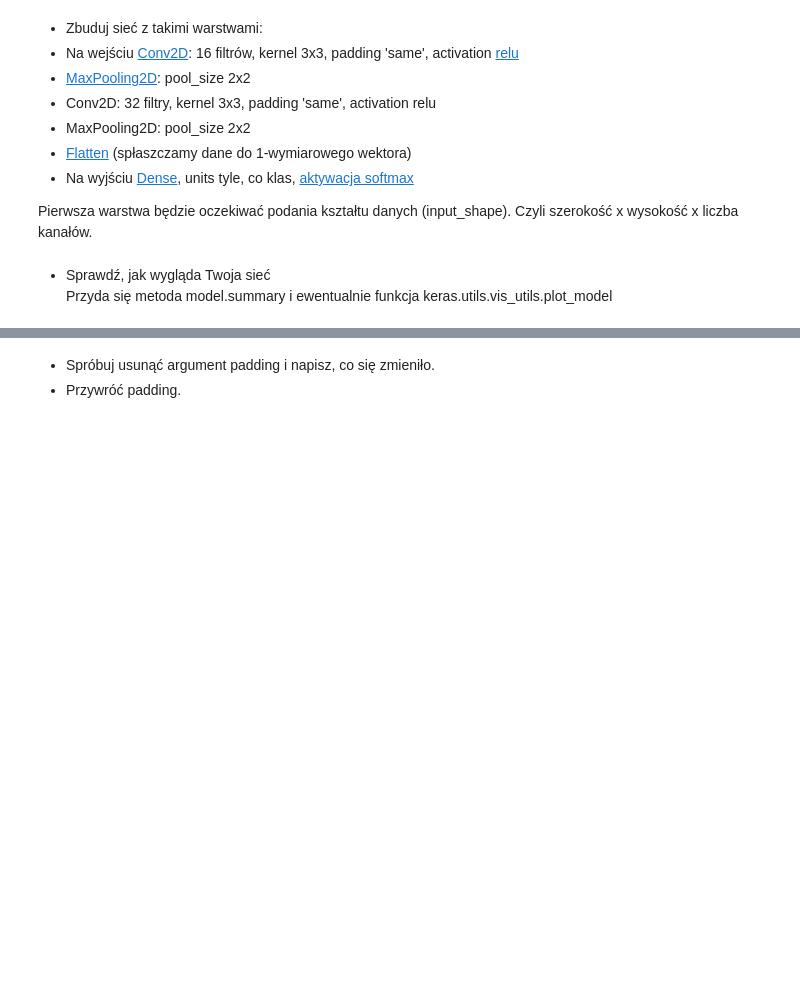
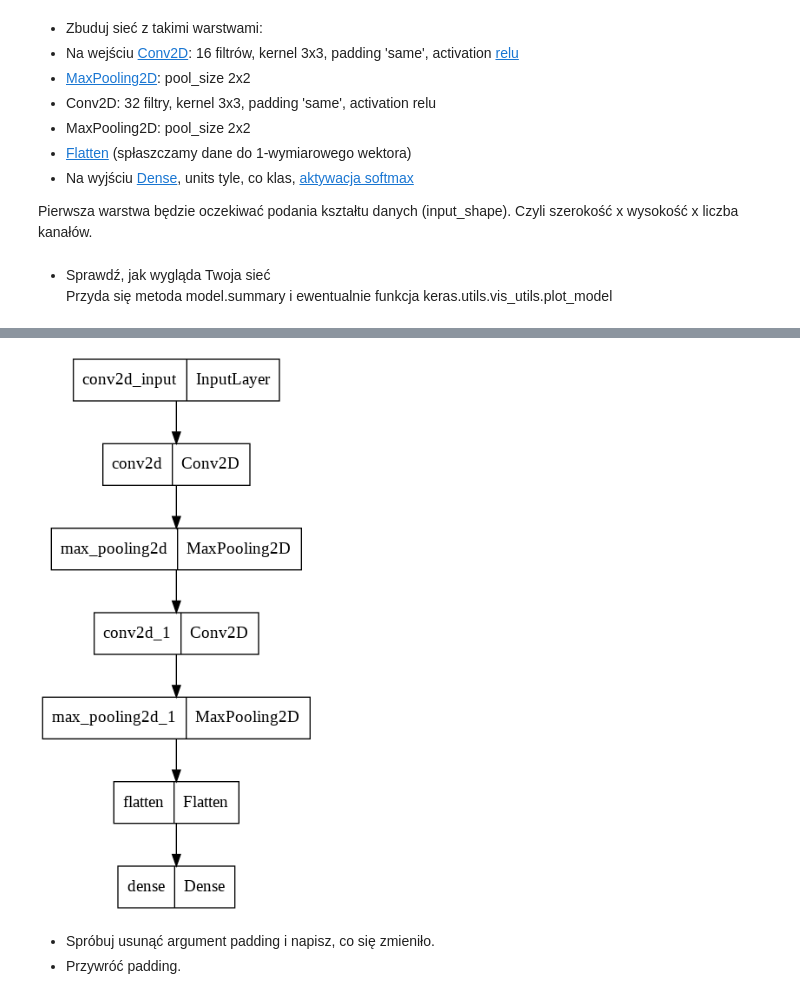
Before and after one commit to gapself/pjatk, a Jupyter notebook: WUM_obrazy.ipynb, the cells around one changed output, grey strips where cells are left out. Saved outputs shown, nothing was run; the diff lists cells and outputs as text; code cells hidden in the pictures; blank space fills up the shorter version.

```diff
--- a/WUM_obrazy.ipynb
+++ b/WUM_obrazy.ipynb
@@ -42,3 +94,6 @@ Przygotujmy nasze dane treningowe:
 * Zmień typ naszych pixeli na 'float32'
 
 *Może się przydać metoda astype.*
+# %%
+X_train = X_train.astype("float32") / 255
+X_test = X_test.astype("float32") / 255
@@ -64,3 +170,9 @@ Przekazujemy sieci instancje w postaci szerokość x wysokość x liczba_kanał
 * jeśli brakuje nam ostatniego wymiaru, dodajmy go
 
 *np.expand_dims(X_train, -1) powinien nam dodać brakujący wymiar na końcu; opcjonalnie można użyć kodu z ćwiczeń*
+# %%
+from keras import backend as K
+if K.image_data_format() == 'channels_last':
+    X_train = X_train.reshape(X_train.shape[0], 28, 28, 1)
+    X_test = X_test.reshape(X_test.shape[0], 28, 28, 1)
+    input_shape = (28, 28, 1)
@@ -83,6 +205,15 @@ from keras.layers.convolutional import Conv2D, MaxPooling2D
  * Na wyjściu [Dense](https://keras.io/api/layers/core_layers/dense/), units tyle, co klas, [aktywacja softmax](https://qph.fs.quoracdn.net/main-qimg-fda2f008df90ed5d7b6aff89b881e1ac)
 
 Pierwsza warstwa będzie oczekiwać podania kształtu danych (input_shape). Czyli szerokość x wysokość x liczba kanałów.
+# %%
+model = Sequential([
+  Conv2D(16, kernel_size=(3, 3), padding='same', activation='relu', input_shape=input_shape),
+  MaxPooling2D(pool_size=(2,2)), #zbieramy obszary 2x2 i konwertujemy je na pojedynczy px
+  Conv2D(32, kernel_size=(3,3), padding='same', activation='relu'),
+  MaxPooling2D(pool_size=(2,2)), #robiąc 2 razy MaxPooling = 2x pomniejszamy obrazek
+  Flatten(), # tutaj 2-wymiarowe, wielo kanalowe 'obrazki' staja sie wektorem (atrybutów) = zamiast px mamy dane tabelkowe
+  Dense(10, activation='softmax')
+])
 # %% [markdown]
 * Sprawdź, jak wygląda Twoja sieć
 Przyda się metoda model.summary i ewentualnie funkcja keras.utils.vis_utils.plot_model
@@ -89,3 +240,20 @@ Przyda się metoda model.summary i ewentualnie funkcja keras.utils.vis_utils.plo
+# %%
+import keras
+import tensorflow as tf
+tf.keras.utils.plot_model(
+    model,
+    to_file='model.png',
+    show_shapes=False,
+    show_dtype=False,
+    show_layer_names=True,
+    rankdir='TB',
+    expand_nested=False,
+    dpi=96,
+    layer_range=None,
+    show_layer_activations=False
+)
+# %% [output]
+[figure, added]
 # %% [markdown]
 * Spróbuj usunąć argument padding i napisz, co się zmieniło.
 * Przywróć padding.
```
Also changed, not shown: parts of 55 cells of this notebook.
